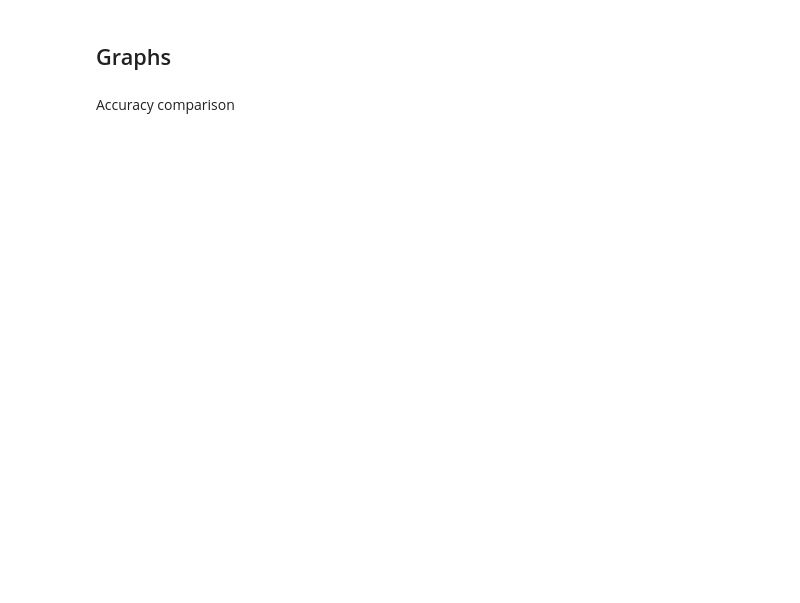
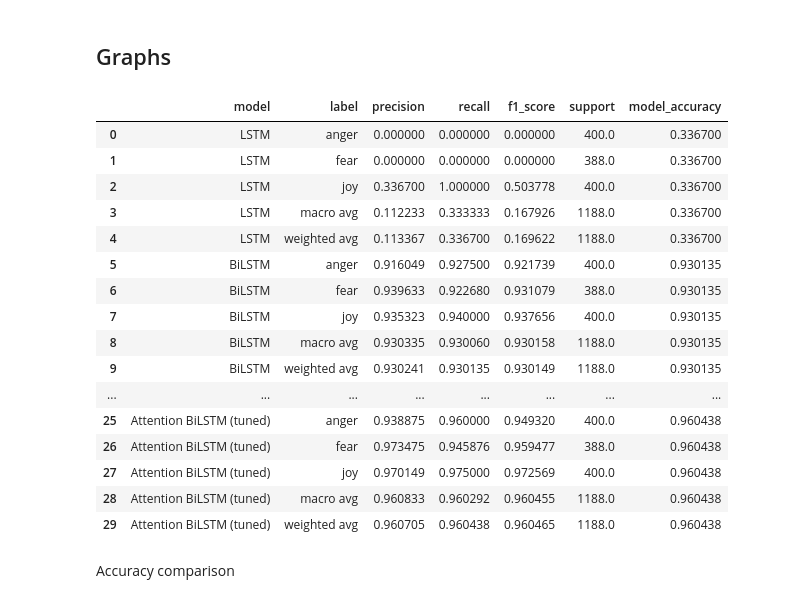
Before and after one commit to ozense1/emotion_classify, a Jupyter notebook: 2_deep_learning_model.ipynb, the cells around one changed output. Cells and saved outputs as stored; diff of their text form; code cells hidden in the pictures; blank space fills up the shorter version.

Commit message:
tuned bilstm

```diff
--- a/2_deep_learning_model.ipynb
+++ b/2_deep_learning_model.ipynb
@@ -448,5 +534,26 @@ results_dl
 # %% [markdown]
 ## Graphs
+# %%
+dl_df = pd.read_csv('deep_learning_model_results.csv')
+dl_df
+# %% [output]
+|  | model | label | precision | recall | f1_score | support | model_accuracy |
+| 0 | LSTM | anger | 0.000000 | 0.000000 | 0.000000 | 400.0 | 0.336700 |
+| 1 | LSTM | fear | 0.000000 | 0.000000 | 0.000000 | 388.0 | 0.336700 |
+| 2 | LSTM | joy | 0.336700 | 1.000000 | 0.503778 | 400.0 | 0.336700 |
+| 3 | LSTM | macro avg | 0.112233 | 0.333333 | 0.167926 | 1188.0 | 0.336700 |
+| 4 | LSTM | weighted avg | 0.113367 | 0.336700 | 0.169622 | 1188.0 | 0.336700 |
+| 5 | BiLSTM | anger | 0.916049 | 0.927500 | 0.921739 | 400.0 | 0.930135 |
+| 6 | BiLSTM | fear | 0.939633 | 0.922680 | 0.931079 | 388.0 | 0.930135 |
+| 7 | BiLSTM | joy | 0.935323 | 0.940000 | 0.937656 | 400.0 | 0.930135 |
+| 8 | BiLSTM | macro avg | 0.930335 | 0.930060 | 0.930158 | 1188.0 | 0.930135 |
+| 9 | BiLSTM | weighted avg | 0.930241 | 0.930135 | 0.930149 | 1188.0 | 0.930135 |
+| ... | ... | ... | ... | ... | ... | ... | ... |
+| 25 | Attention BiLSTM (tuned) | anger | 0.938875 | 0.960000 | 0.949320 | 400.0 | 0.960438 |
+| 26 | Attention BiLSTM (tuned) | fear | 0.973475 | 0.945876 | 0.959477 | 388.0 | 0.960438 |
+| 27 | Attention BiLSTM (tuned) | joy | 0.970149 | 0.975000 | 0.972569 | 400.0 | 0.960438 |
+| 28 | Attention BiLSTM (tuned) | macro avg | 0.960833 | 0.960292 | 0.960455 | 1188.0 | 0.960438 |
+| 29 | Attention BiLSTM (tuned) | weighted avg | 0.960705 | 0.960438 | 0.960465 | 1188.0 | 0.960438 |
 # %% [markdown]
 Accuracy comparison
 # %%
```
Also changed, not shown: parts of 8 cells of this notebook.
